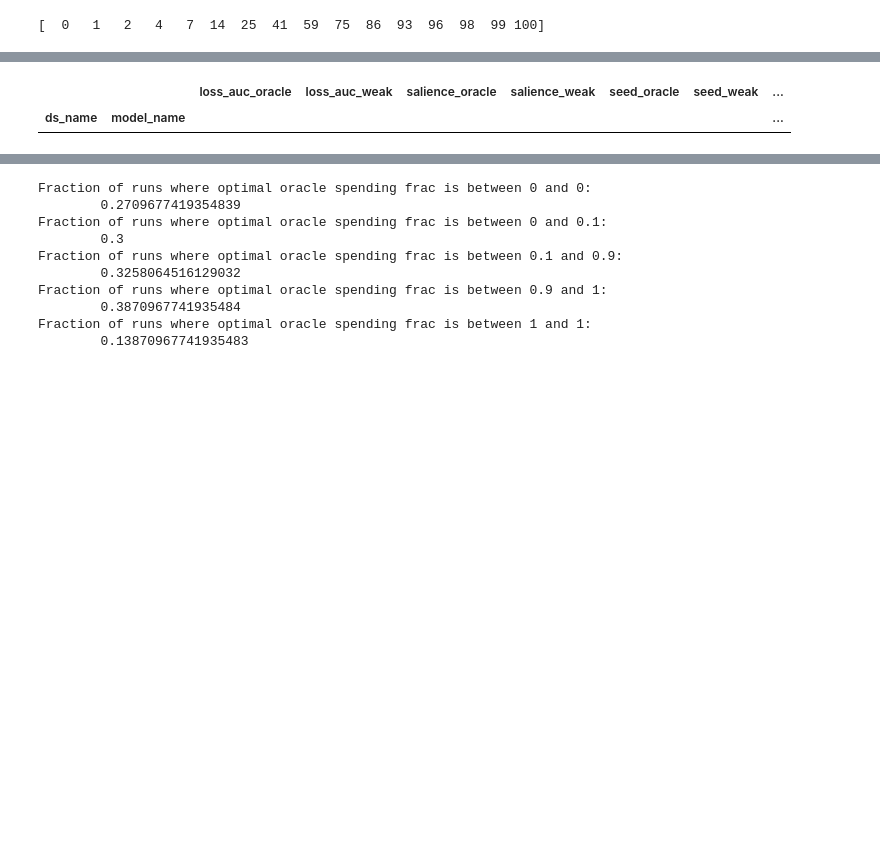
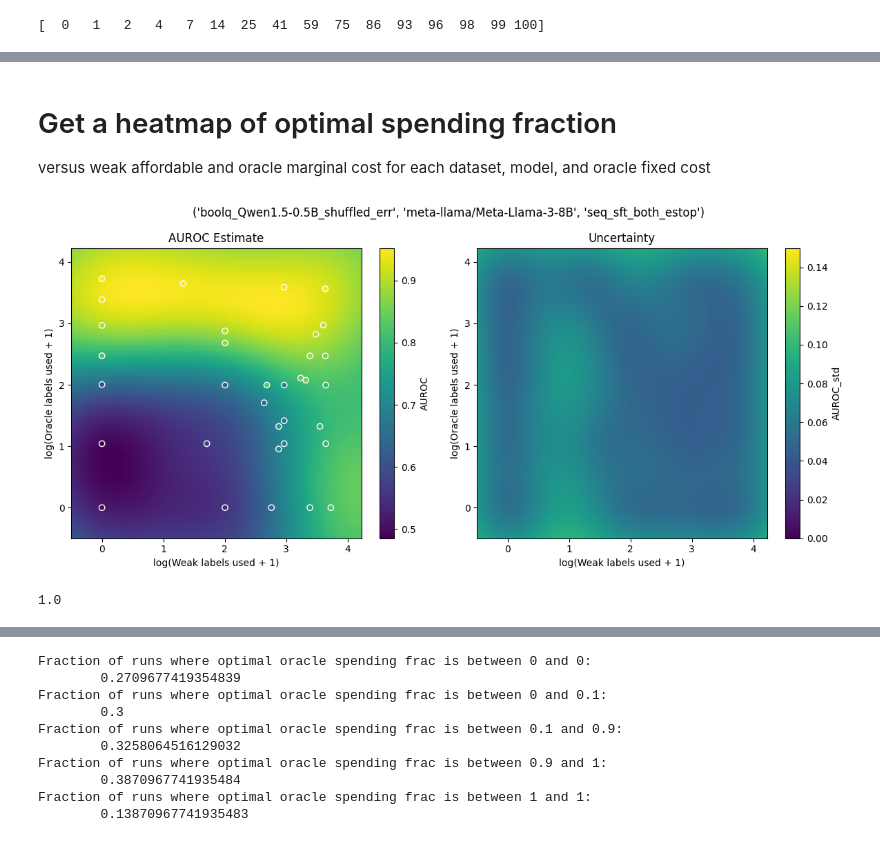
Before and after one commit to EleutherAI/scalable-elicitation, a Jupyter notebook: analysis.ipynb, the cells around one changed output, grey strips where cells are left out. Drawn from its saved outputs; the diff is of its cells as text; code cells hidden in the pictures; blank space fills up the shorter version.

```diff
--- a/analysis.ipynb
+++ b/analysis.ipynb
@@ -154,6 +161,3 @@ compute_auc(run)
  'aurocs': array([0.53126258, 0.73143297, 0.77150285, 0.81264853, 0.85200125]),
  'seed': 0,
  'smallest_good_num_points': 1920}
-# %%
-run = [r for r in runs if r.name == "ethics-virtue_Qwen1.5-0.5B_salienceV2_weak_s0"][-1]
-run
@@ -325,0 +325,3 @@ df
+# %%
+for row in salience_df.index:
+    print(row)
@@ -778,6 +815 @@ results_df
-# %%
-salience_df.loc[salience_df.index.get_level_values('ds_name') == 'ethics_deontology_excuse_only_both_amplified']
-# %% [output]
-|  |  | loss_auc_oracle | loss_auc_weak | salience_oracle | salience_weak | seed_oracle | seed_weak | ... |
-| ds_name | model_name |  |  |  |  |  |  | ... |
 # %%
@@ -785,0 +818,45 @@ gp_models.to_pickle("results/gp_models.pkl")
+# %% [markdown]
+# Get a heatmap of optimal spending fraction
+versus weak affordable and oracle marginal cost for each dataset, model, and oracle fixed cost
+# %%
+from matplotlib.colors import Normalize
+
+# Create a grid for prediction
+# ds_name = 'boolq_Qwen1.5-0.5B'
+ds_name = 'boolq_Qwen1.5-0.5B_shuffled_err'
+row_name = run_name = (ds_name,
+  'meta-llama/Meta-Llama-3-8B',
+  'seq_sft_both_estop')
+row = gp_models.loc[row_name]
+X, y, gp = row["X"], row["y"], row["gp"]
+x_range = np.linspace(X[:, 0].min() - 0.5, X[:, 0].max() + 0.5, 100)
+y_range = np.linspace(X[:, 1].min() - 0.5, X[:, 1].max() + 0.5, 100)
+xx, yy = np.meshgrid(x_range, y_range)
+Xgrid = np.vstack([xx.ravel(), yy.ravel()]).T
+
+# Predict on the grid
+Z, Z_std = gp.predict(Xgrid, return_std=True)  # type: ignore
+Z, Z_std = Z.reshape(xx.shape), Z_std.reshape(xx.shape)
+
+# Plot
+fig, axs = plt.subplots(1, 2, figsize=(12, 5.5))
+ax = axs[0]
+im = ax.imshow(Z, extent=[x_range.min(), x_range.max(), y_range.min(), y_range.max()],
+               origin='lower', aspect='auto', cmap='viridis')
+ax.scatter(X[:, 0], X[:, 1], c=y, cmap='viridis', edgecolors='w')
+plt.colorbar(im, label='AUROC')
+ax.set_xlabel(reparam.format(x="Weak labels used"))
+ax.set_ylabel(reparam.format(x="Oracle labels used"))
+ax.set_title("AUROC Estimate")
+ax = axs[1]
+im = ax.imshow(Z_std, extent=[x_range.min(), x_range.max(), y_range.min(), y_range.max()],
+               origin='lower', aspect='auto', cmap='viridis', norm=Normalize(0, 0.15))
+plt.colorbar(im, label='AUROC_std')
+ax.set_xlabel(reparam.format(x="Weak labels used"))
+ax.set_ylabel(reparam.format(x="Oracle labels used"))
+ax.set_title("Uncertainty")
+plt.suptitle(f"{row_name}")
+plt.tight_layout()
+plt.show()
+# %% [output]
+[figure, added]
@@ -786 +890,5 @@ gp_models.to_pickle("results/gp_models.pkl")
+# %%
+grids[run_name].max()
+# %% [output]
+1.0
 # %%
```
Also changed, not shown: parts of 17 cells of this notebook, 4 other files.
